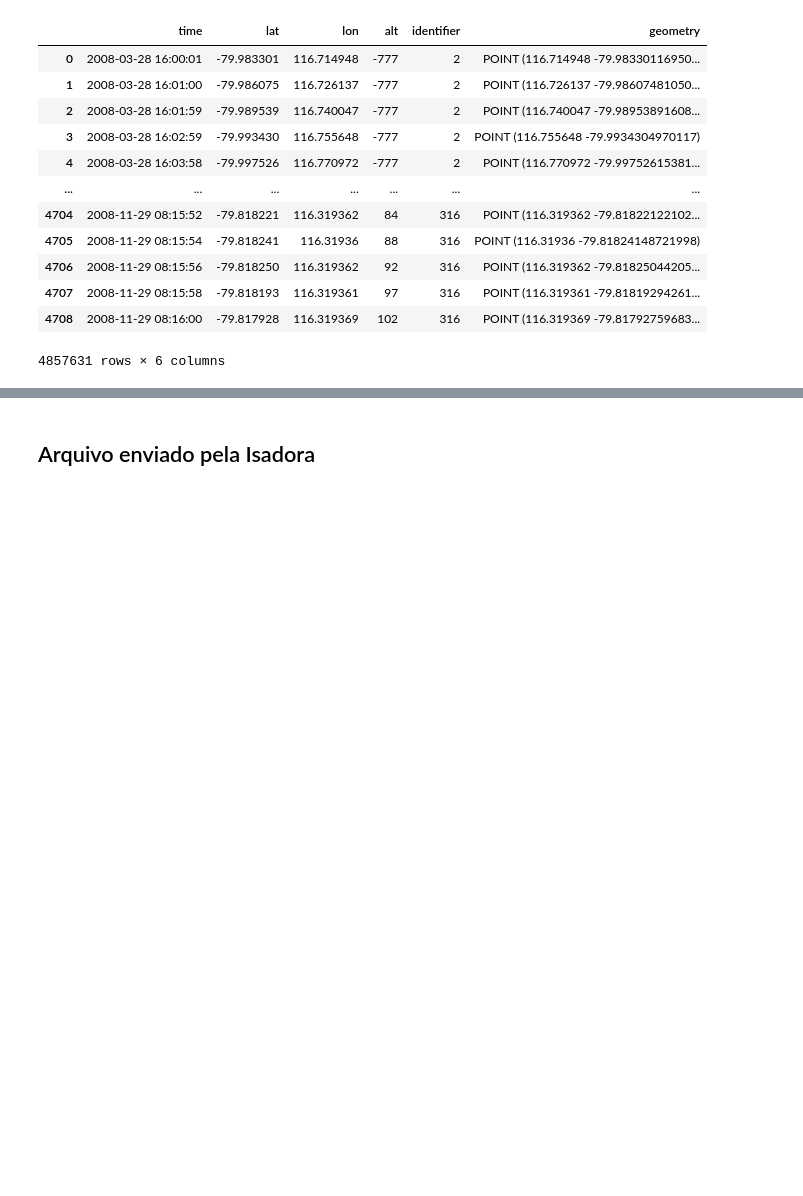
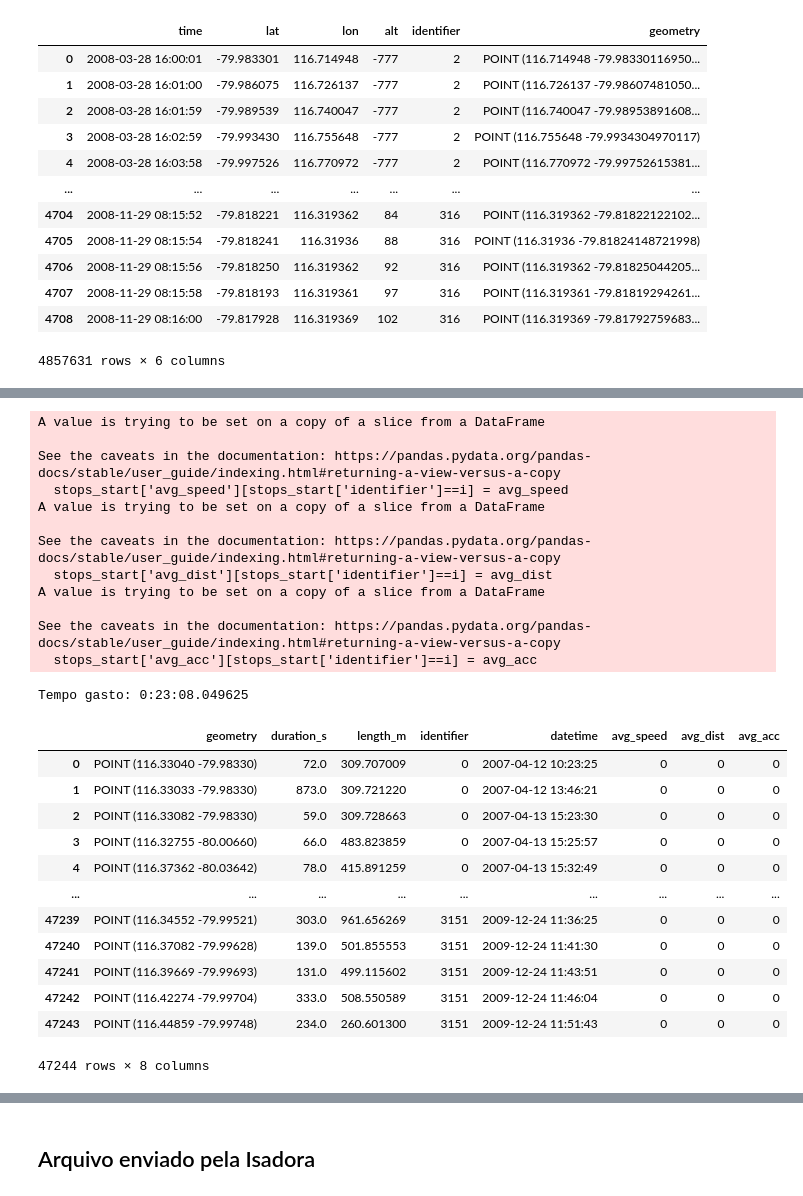
Before and after one commit to gifilipakis/research_Geolife, a Jupyter notebook: combination_of_features.ipynb, the cells around one changed output, grey strips where cells are left out. Drawn from its saved outputs; the diff is of its cells as text; code cells hidden in the pictures; blank space fills up the shorter version.

```diff
--- a/combination_of_features.ipynb
+++ b/combination_of_features.ipynb
@@ -236,0 +354,50 @@ Tempo gasto criando stops df: 0:08:30.395972
+# %%
+start = datetime.now()
+
+stops_start['avg_speed'] = 0
+stops_start['avg_dist'] = 0
+stops_start['avg_acc'] = 0
+for i in ids:
+    speed_list = selected_id_df['speed'][selected_id_df['identifier']==i].to_list()
+    avg_speed = sum(speed_list)/len(speed_list)
+    stops_start['avg_speed'][stops_start['identifier']==i] = avg_speed
+
+    dist_list = selected_id_df['distance'][selected_id_df['identifier']==i].to_list()
+    avg_dist = sum(dist_list)/len(dist_list)
+    stops_start['avg_dist'][stops_start['identifier']==i] = avg_dist
+
+    acc_list = selected_id_df['acceleration'][selected_id_df['identifier']==i].to_list()
+    avg_acc = sum(acc_list)/len(acc_list)
+    stops_start['avg_acc'][stops_start['identifier']==i] = avg_acc
+
+end = datetime.now()
+print('Tempo gasto:',end-start)
+
+stops_start
+# %% [output]
+A value is trying to be set on a copy of a slice from a DataFrame
+
+See the caveats in the documentation: https://pandas.pydata.org/pandas-docs/stable/user_guide/indexing.html#returning-a-view-versus-a-copy
+  stops_start['avg_speed'][stops_start['identifier']==i] = avg_speed
+A value is trying to be set on a copy of a slice from a DataFrame
+
+See the caveats in the documentation: https://pandas.pydata.org/pandas-docs/stable/user_guide/indexing.html#returning-a-view-versus-a-copy
+  stops_start['avg_dist'][stops_start['identifier']==i] = avg_dist
+A value is trying to be set on a copy of a slice from a DataFrame
+
+See the caveats in the documentation: https://pandas.pydata.org/pandas-docs/stable/user_guide/indexing.html#returning-a-view-versus-a-copy
+  stops_start['avg_acc'][stops_start['identifier']==i] = avg_acc
+Tempo gasto: 0:23:08.049625
+|  | geometry | duration_s | length_m | identifier | datetime | avg_speed | avg_dist | avg_acc |
+| 0 | POINT (116.33040 -79.98330) | 72.0 | 309.707009 | 0 | 2007-04-12 10:23:25 | 0 | 0 | 0 |
+| 1 | POINT (116.33033 -79.98330) | 873.0 | 309.721220 | 0 | 2007-04-12 13:46:21 | 0 | 0 | 0 |
+| 2 | POINT (116.33082 -79.98330) | 59.0 | 309.728663 | 0 | 2007-04-13 15:23:30 | 0 | 0 | 0 |
+| 3 | POINT (116.32755 -80.00660) | 66.0 | 483.823859 | 0 | 2007-04-13 15:25:57 | 0 | 0 | 0 |
+| 4 | POINT (116.37362 -80.03642) | 78.0 | 415.891259 | 0 | 2007-04-13 15:32:49 | 0 | 0 | 0 |
+| ... | ... | ... | ... | ... | ... | ... | ... | ... |
+| 47239 | POINT (116.34552 -79.99521) | 303.0 | 961.656269 | 3151 | 2009-12-24 11:36:25 | 0 | 0 | 0 |
+| 47240 | POINT (116.37082 -79.99628) | 139.0 | 501.855553 | 3151 | 2009-12-24 11:41:30 | 0 | 0 | 0 |
+| 47241 | POINT (116.39669 -79.99693) | 131.0 | 499.115602 | 3151 | 2009-12-24 11:43:51 | 0 | 0 | 0 |
+| 47242 | POINT (116.42274 -79.99704) | 333.0 | 508.550589 | 3151 | 2009-12-24 11:46:04 | 0 | 0 | 0 |
+| 47243 | POINT (116.44859 -79.99748) | 234.0 | 260.601300 | 3151 | 2009-12-24 11:51:43 | 0 | 0 | 0 |
+47244 rows × 8 columns
```
Also changed, not shown: parts of 10 cells of this notebook.
